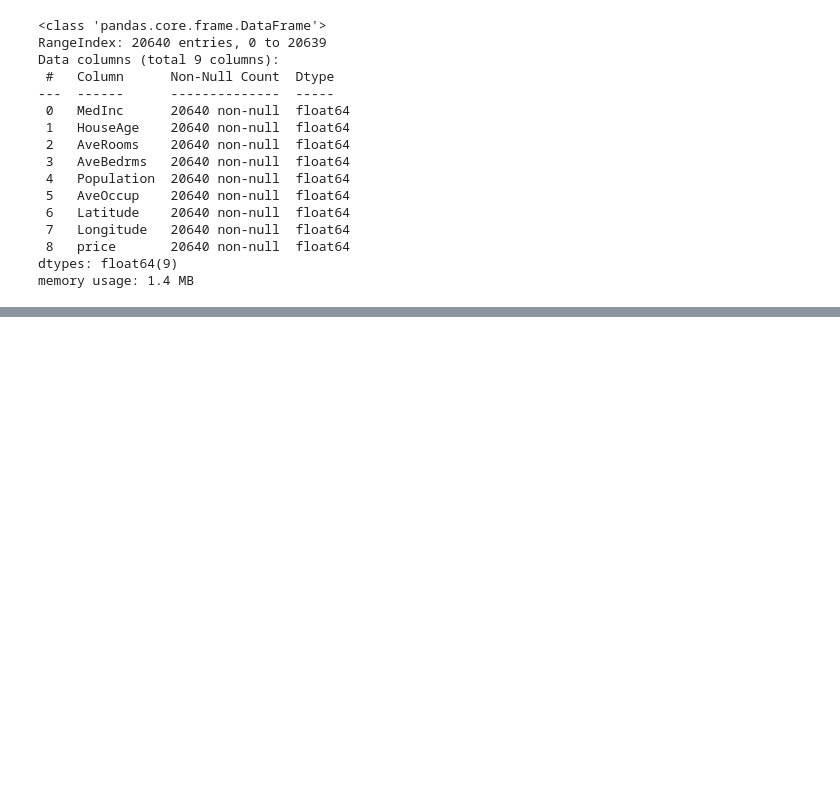
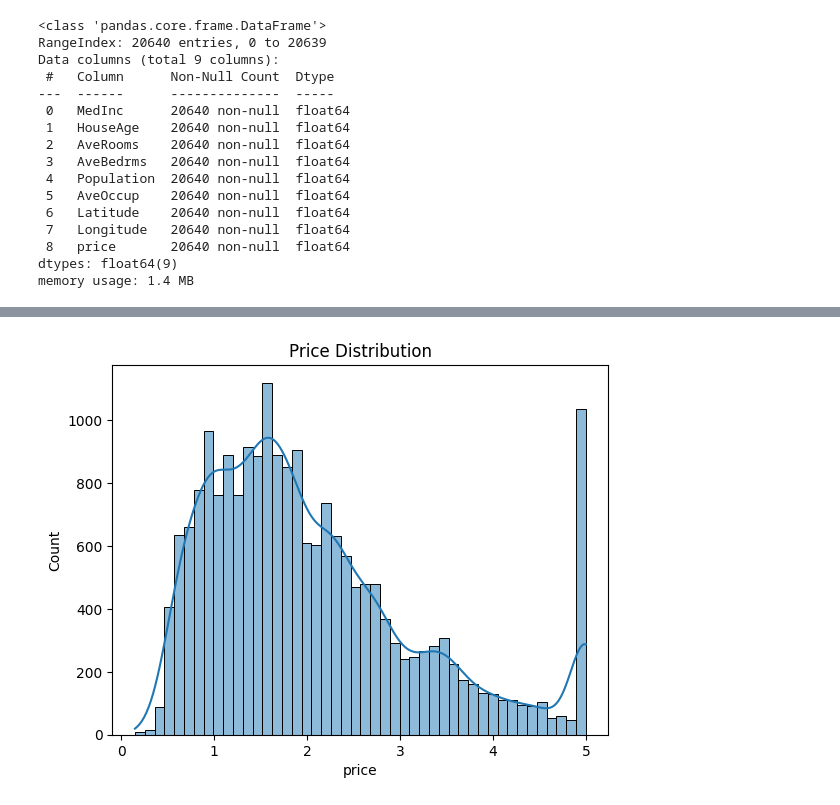
Before and after one commit to rashmibenni292-benni/linear-regression-from-scratch, a Jupyter notebook: notebooks/linear_regression_from_scratch.ipynb, the cells around one changed output, grey strips where cells are left out. Saved outputs shown, nothing was run; the diff lists cells and outputs as text; code cells hidden in the pictures; blank space fills up the shorter version.

```diff
--- a/notebooks/linear_regression_from_scratch.ipynb
+++ b/notebooks/linear_regression_from_scratch.ipynb
@@ -57,0 +84,6 @@ files.download("housing.csv")
+# %%
+sns.histplot(data["price"], kde=True)
+plt.title("Price Distribution")
+plt.show()
+# %% [output]
+[figure, added]
```
Also changed, not shown: parts of 12 cells of this notebook.
